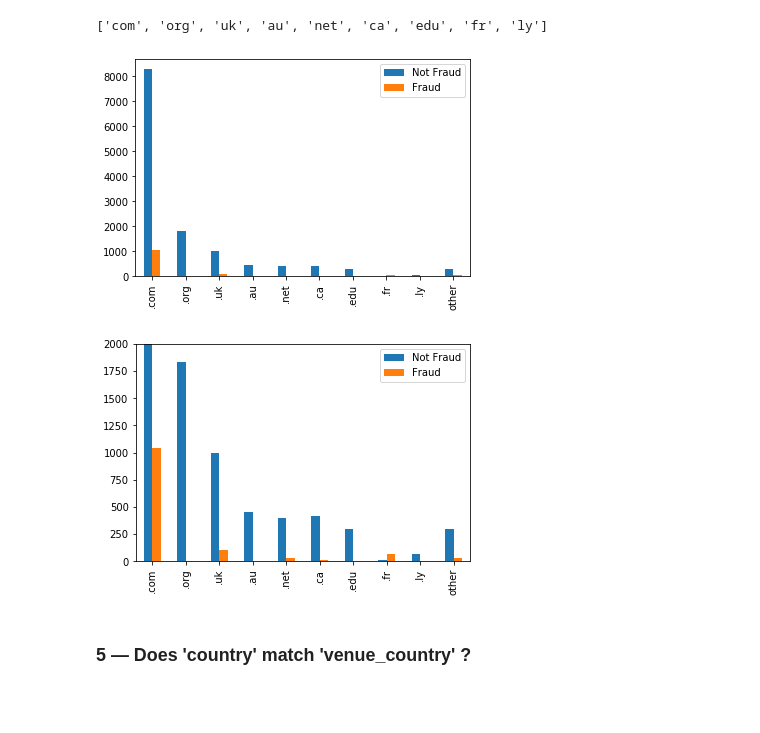
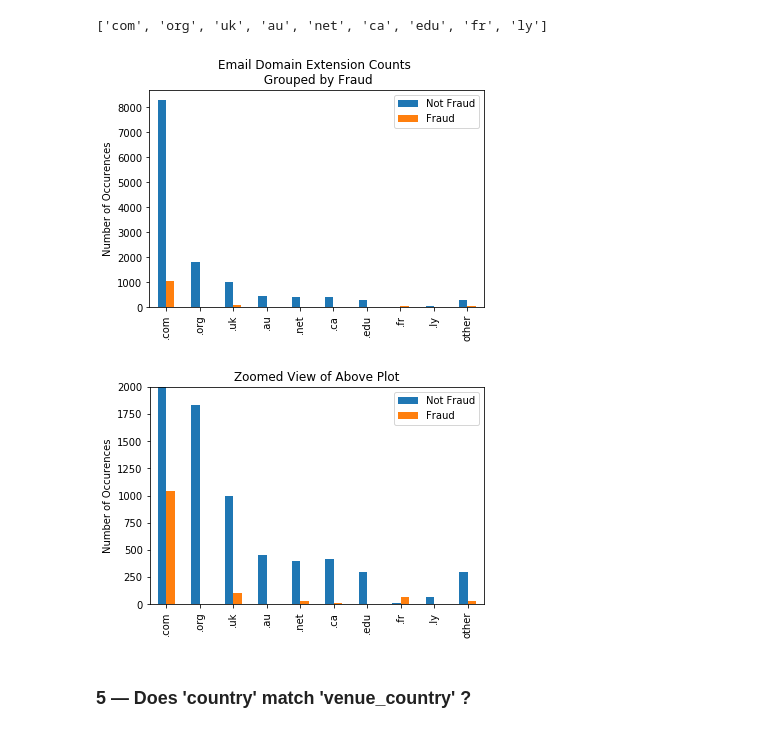
Before and after one commit to kellystroh/Fraud_Detection_Classifier, a Jupyter notebook: feature_engineering.ipynb, the cells around one changed output. Drawn from its saved outputs; the diff is of its cells as text; code cells hidden in the pictures; blank space fills up the shorter version.

```diff
--- a/feature_engineering.ipynb
+++ b/feature_engineering.ipynb
@@ -255,5 +263,5 @@ data.boxplot(column=['body_length', 'HTML_chars'], by='fraud', figsize=(8,8), sh
 # %% [markdown]
 ### 4 — Categorize Email Suffixes
 # %%
-data['email_suffix'] = data.email_domain.str.strip().str.lower().str.extract(r'([^.]+$)')
+data['email_ext'] = data.email_domain.str.strip().str.lower().str.extract(r'([^.]+$)')
 # %%
@@ -273,13 +281,13 @@ top9
 # %% [output]
 ['com', 'org', 'uk', 'au', 'net', 'ca', 'edu', 'fr', 'ly']
 # %%
-email_suffix_list = list(data.email_suffix.value_counts().index)
-email_suffix_dict = {}
+email_ext_list = list(data.email_ext.value_counts().index)
+email_ext_dict = {}
 for idx in range(len(email_suffix_list)):
-    if email_suffix_list[idx] in top9:
-        email_suffix_dict[email_suffix_list[idx]] = idx
+    if email_ext_list[idx] in top9:
+        email_ext_dict[email_ext_list[idx]] = idx
     else:
-        email_suffix_dict[email_suffix_list[idx]] = 9
+        email_ext_dict[email_ext_list[idx]] = 9
 # %%
 data['email_suffix_code'] = data.copy().email_suffix.apply(lambda x: email_suffix_dict[x])
 # %%
@@ -288,16 +296,18 @@ email_suffix_fraud = data[data.fraud == True].email_suffix_code.value_counts().r
 # %%
 email_NF_count = list(email_suffix_not.values.astype(int))
 email_fraud_count = list(email_suffix_fraud.fillna(0).values.astype(int))
 index = ['.com', '.org', '.uk', '.au', '.net', '.ca', '.edu', '.fr', '.ly', 'other']
 email_df = pd.DataFrame({'Not Fraud': email_NF_count,
                          'Fraud': email_fraud_count}, index = index)
 
-email_df.plot.bar(rot=90)
-email_df.plot.bar(rot=90, ylim=[0,2000])
+email_df.plot.bar(rot=90, title='Email Domain Extension Counts \n Grouped by Fraud')
+plt.ylabel("Number of Occurences")
+email_df.plot.bar(rot=90, ylim=[0,2000], title='Zoomed View of Above Plot')
+plt.ylabel("Number of Occurences")
 plt.show()
 # %% [output]
-[figure, old version]
+[figure, new version]
-[figure, old version]
+[figure, new version]
 # %% [markdown]
 ### 5 — Does 'country' match 'venue_country' ?
 # %%
```
Also changed, not shown: parts of 12 cells of this notebook.
